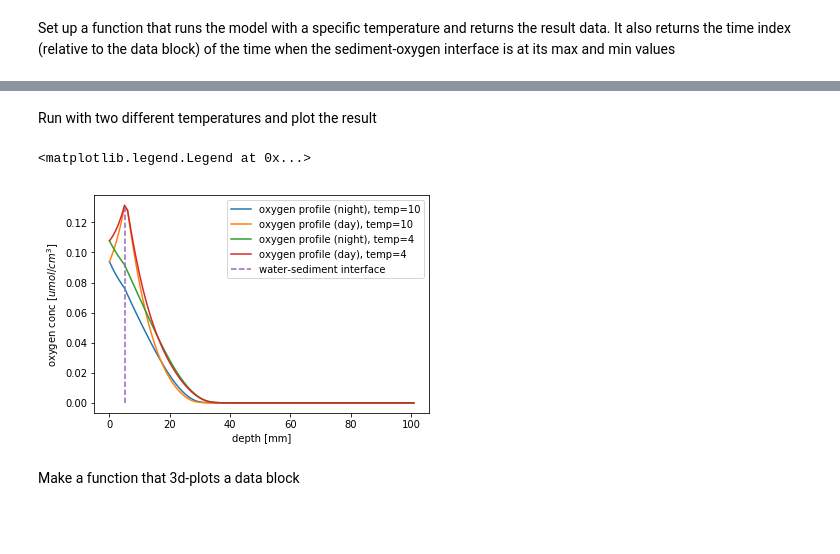
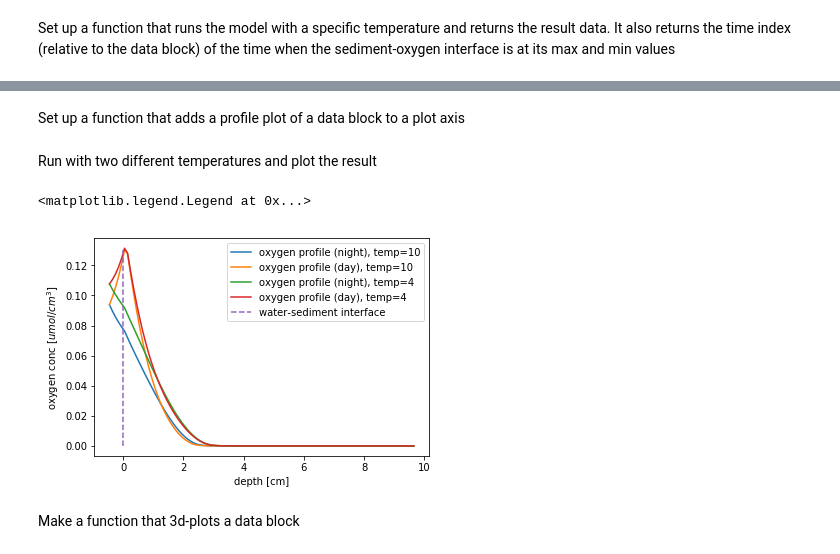
Before and after one commit to NIVANorge/Mobius, a Jupyter notebook: Applications/SedimentOxygen/FancyPlots.ipynb, the cells around one changed output, grey strips where cells are left out. Cells and saved outputs as stored; diff of their text form; code cells hidden in the pictures; blank space fills up the shorter version.

Commit message:
Improve plot axis

```diff
--- a/Applications/SedimentOxygen/FancyPlots.ipynb
+++ b/Applications/SedimentOxygen/FancyPlots.ipynb
@@ -51,31 +47,35 @@ SyntaxError: invalid syntax (<ipython-input-6-6c0534b3e268>, line 1)
+# %% [markdown]
+Set up a function that adds a profile plot of a data block to a plot axis
 # %%
+xrange = (np.array(range(0, nlevels)) - water_sed_idx + 0.5)*z_resolution
+
 def plot_profiles(ax, data, minidx, maxidx, temperature):
 
     minprofile = data[minidx,:]
     maxprofile = data[maxidx,:]
 
-    ax.plot(range(0,nlevels), minprofile, label='oxygen profile (night), temp=%g' % temperature)
-    ax.plot(range(0,nlevels), maxprofile, label='oxygen profile (day), temp=%g' % temperature)
+    ax.plot(xrange, minprofile, label='oxygen profile (night), temp=%g' % temperature)
+    ax.plot(xrange, maxprofile, label='oxygen profile (day), temp=%g' % temperature)
 # %% [markdown]
 Run with two different temperatures and plot the result
 # %%
 data1, minidx1, maxidx1 = run_scenario(10.0)
 data2, minidx2, maxidx2 = run_scenario(4.0)
 
 
 fig = plt.figure()
 ax = fig.add_subplot(111)
 
 plot_profiles(ax, data1, minidx1, maxidx1, 10.0)
 plot_profiles(ax, data2, minidx2, maxidx2, 4.0)
-ax.plot([water_sed_idx, water_sed_idx], [0, np.amax(data1,axis=1)[maxidx1]], '--', label='water-sediment interface')
+ax.plot([0, 0], [0, np.amax(data1,axis=1)[maxidx1]], '--', label='water-sediment interface')
 
-ax.set_xlabel('depth [mm]')
+ax.set_xlabel('depth [cm]')
 ax.set_ylabel('oxygen conc [$umol/cm^3$]')
 ax.legend()
 # %% [output]
 <matplotlib.legend.Legend at 0x...>
-[figure, old version]
+[figure, new version]
 # %% [markdown]
 Make a function that 3d-plots a data block
 # %%
```
Also changed, not shown: parts of 1 cell of this notebook.
